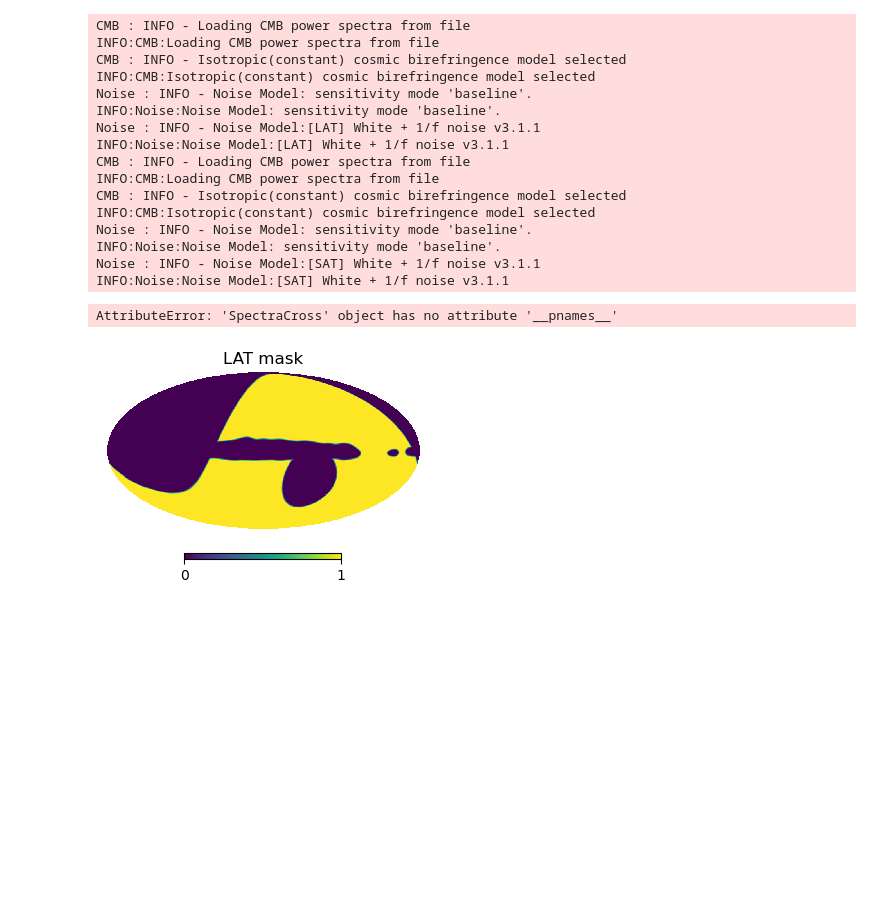
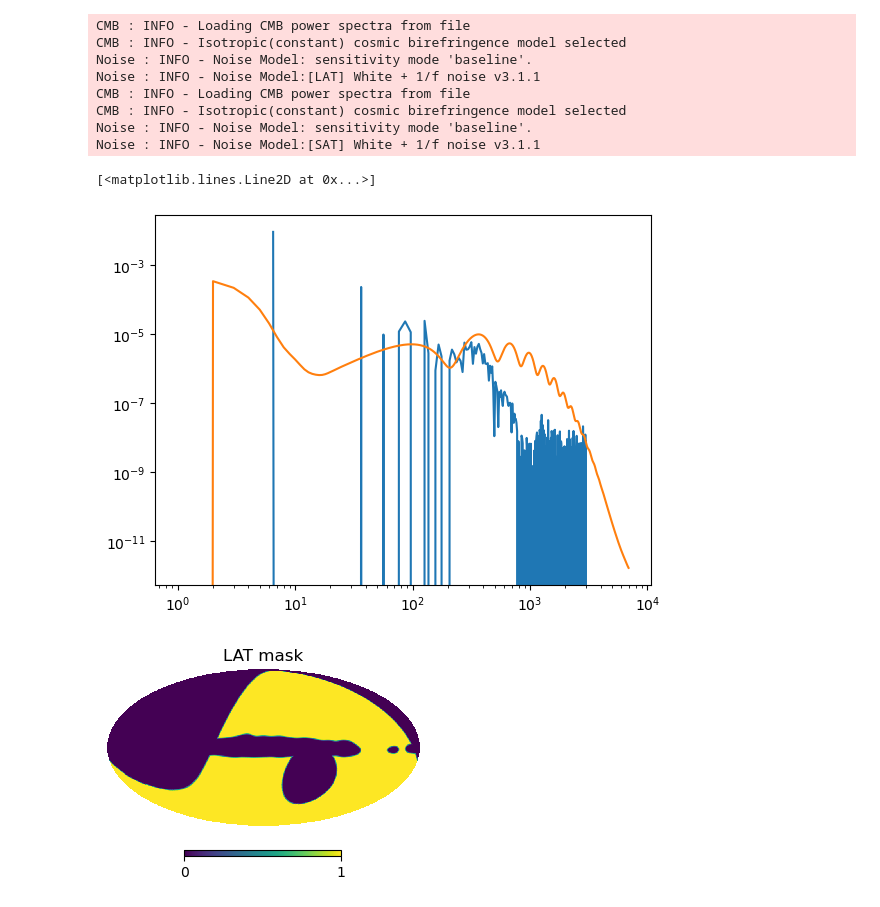
Before and after one commit to antolonappan/cobi, a Jupyter notebook: examples/simulation.ipynb, the cells around one changed output. Saved outputs shown, nothing was run; the diff lists cells and outputs as text; code cells hidden in the pictures; blank space fills up the shorter version.

Commit message:
tb spectra done
Signed-off-by: Anto Idicherian Lonappan <antolonappan@icloud.com>

```diff
--- a/examples/simulation.ipynb
+++ b/examples/simulation.ipynb
@@ -11,7 +11,7 @@ from cobi.calibration import Sat4LatCross, Sat4LatCross_FGFit
 # %%
 from cobi.config import load_config
 
-config_file = "../jobs/iso/config/b0p0_baseline_C1_gc90_d1s1.yaml"
+config_file = "../jobs/iso/config/b0p3_baseline_C1_gc90_d1s1.yaml"
 config = load_config(config_file)
 # %%
 lat = LATskyC(config["libdir"], config["nside"], config["cb_model"], config["beta"],
@@ -33,22 +33,12 @@ spec = SpectraCross(config["libdir"], lat, sat,
                     aposcale=config["aposcale"])
 # %% [output]
 CMB : INFO - Loading CMB power spectra from file
-INFO:CMB:Loading CMB power spectra from file
 CMB : INFO - Isotropic(constant) cosmic birefringence model selected
-INFO:CMB:Isotropic(constant) cosmic birefringence model selected
 Noise : INFO - Noise Model: sensitivity mode 'baseline'.
-INFO:Noise:Noise Model: sensitivity mode 'baseline'.
 Noise : INFO - Noise Model:[LAT] White + 1/f noise v3.1.1
-INFO:Noise:Noise Model:[LAT] White + 1/f noise v3.1.1
 CMB : INFO - Loading CMB power spectra from file
-INFO:CMB:Loading CMB power spectra from file
 CMB : INFO - Isotropic(constant) cosmic birefringence model selected
-INFO:CMB:Isotropic(constant) cosmic birefringence model selected
 Noise : INFO - Noise Model: sensitivity mode 'baseline'.
-INFO:Noise:Noise Model: sensitivity mode 'baseline'.
 Noise : INFO - Noise Model:[SAT] White + 1/f noise v3.1.1
-INFO:Noise:Noise Model:[SAT] White + 1/f noise v3.1.1
 # %%
-spec.__pnames__
+eb = spec.data_matrix(0,which='EB')
-# %% [output]
-AttributeError: 'SpectraCross' object has no attribute '__pnames__'
@@ -55,3 +47,9 @@ AttributeError: 'SpectraCross' object has no attribute '__pnames__'
+# %%
+plt.loglog(spec.binInfo.get_effective_ells(),eb[-3,-1])
+plt.loglog(lat.cmb.get_cb_lensed_spectra(0.3,dl=False)['eb'])
+# %% [output]
+[<matplotlib.lines.Line2D at 0x...>]
+[figure, added]
 # %%
 hp.mollview(spec.get_mask('LAT'),sub=(1,2,1), title='LAT mask')
 # %% [output]
```
Also changed, not shown: parts of 1 cell of this notebook, 6 other files.
